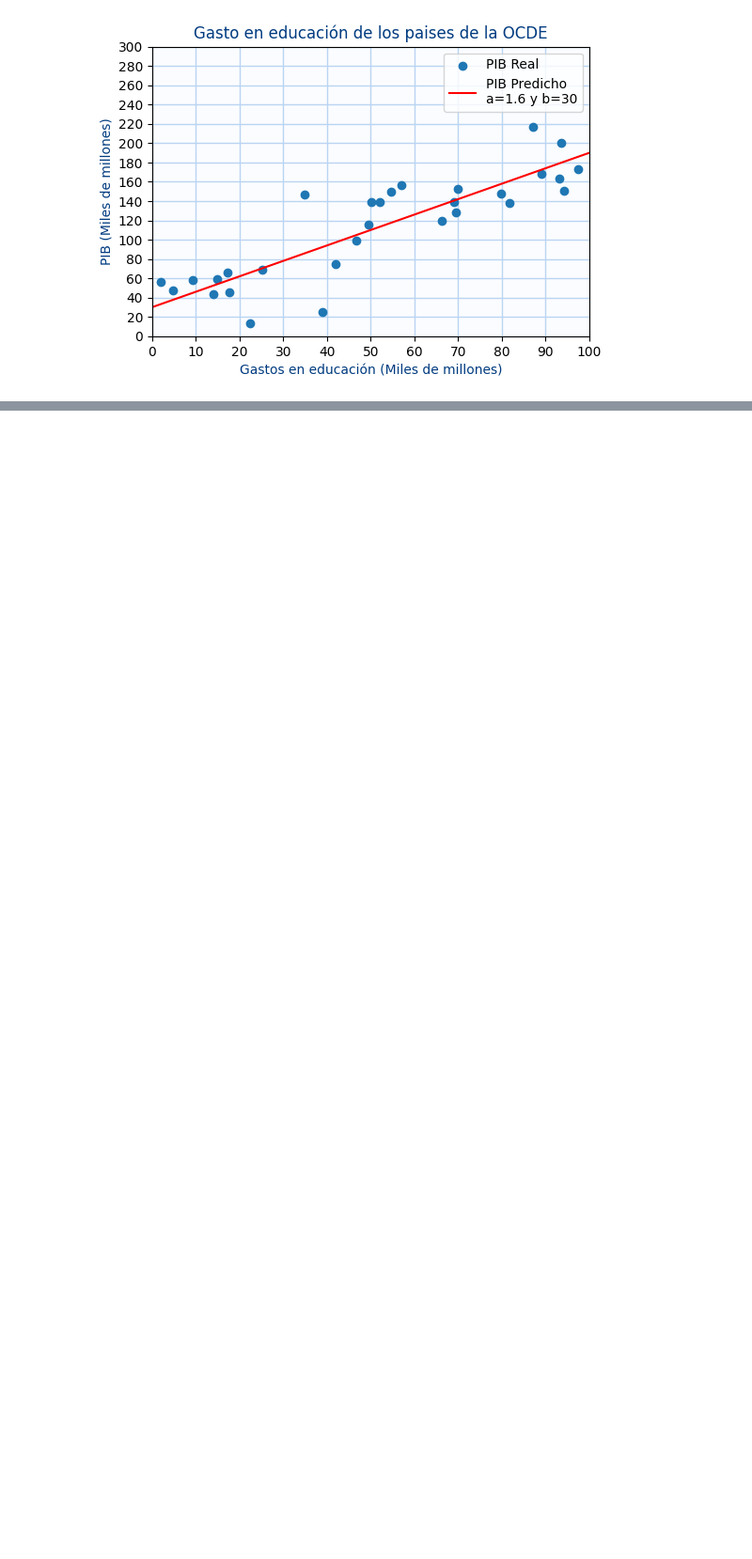
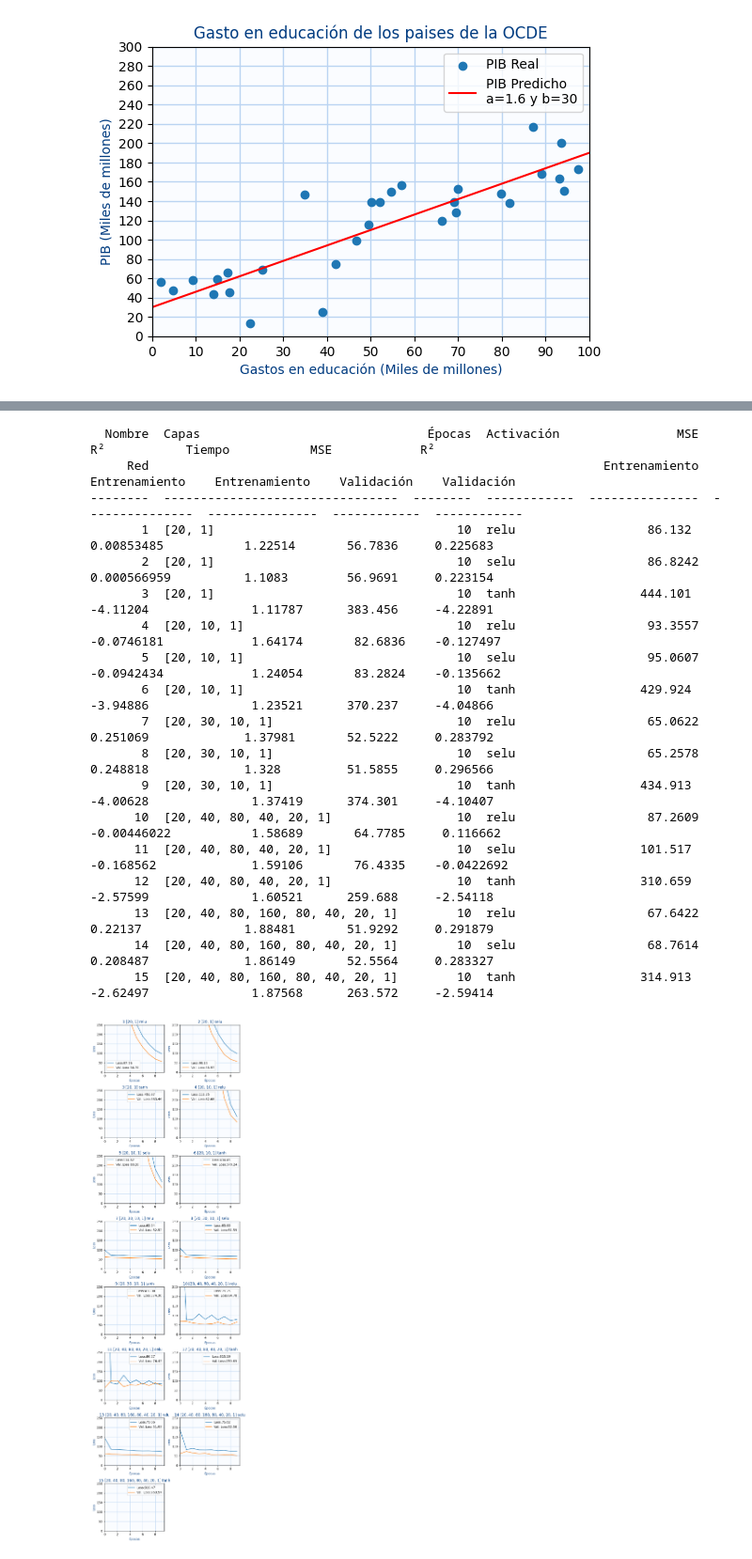
Before and after one commit to logongas/soluciones_ejercicios_modulo_pia, a Jupyter notebook: tema_04/mini_proyecto.ipynb, the cells around one changed output, grey strips where cells are left out. Shown at 94% size. Cells and saved outputs as stored; diff of their text form; code cells hidden in the pictures; blank space fills up the shorter version.

Commit message:
Nuevas redes miniproyectos

```diff
--- a/tema_04/mini_proyecto.ipynb
+++ b/tema_04/mini_proyecto.ipynb
@@ -436,0 +642,69 @@ save_figure(figure,"pib_modelo_red_neuronal_monitorizacion.png")
+# %%
+
+redes_neuronales=[
+    [[20,1],"relu"],
+    [[20,1],"selu"],
+    [[20,1],"tanh"],
+    [[20,10,1],"relu"],
+    [[20,10,1],"selu"],
+    [[20,10,1],"tanh"],
+    [[20,30,10,1],"relu"],
+    [[20,30,10,1],"selu"],
+    [[20,30,10,1],"tanh"],
+    [[20,40,80,40,20,1],"relu"],
+    [[20,40,80,40,20,1],"selu"],
+    [[20,40,80,40,20,1],"tanh"],
+    [[20,40,80,160,80,40,20,1],"relu"],
+    [[20,40,80,160,80,40,20,1],"selu"],
+    [[20,40,80,160,80,40,20,1],"tanh"]
+]
+
+epochs=10
+
+resultados=[]
+
+ncols=2
+nrows=math.ceil(len(redes_neuronales)/ncols)
+figure=plt.figure(figsize=(3.5*ncols,3*nrows))
+
+for index,(capas,activacion) in enumerate(redes_neuronales):
+
+    model,history,tiempo_entrenamiento=compile_fit(capas,x_entrenamiento,y_entrenamiento, x_validacion, y_validacion,epochs,activacion)
+    mse_entrenamiento,coeficiente_determinacion_entrenamiento=get_metricas_modelo(model,x_entrenamiento,y_entrenamiento)
+    mse_validacion,coeficiente_determinacion_validacion=get_metricas_modelo(model,x_validacion,y_validacion)
+
+    resultado=[str(index+1),str(capas),epochs,activacion,mse_entrenamiento,coeficiente_determinacion_entrenamiento,tiempo_entrenamiento,mse_validacion,coeficiente_determinacion_validacion]
+    resultados.append(resultado)
+
+
+    axes = figure.add_subplot(nrows,ncols,index+1)
+    axes.plot(history.history['loss'],label=f"Loss:{history.history['loss'][-1]:.2f}")
+    axes.plot(history.history['val_loss'],label=f"Val. Loss:{history.history['val_loss'][-1]:.2f}")
+    axes_configure_for_metrics(axes,str(index+1)+" "+str(capas)+" "+activacion,"Épocas","Loss",None,250,None,None)
+
+
+figure.tight_layout()
+
+print(tabulate(resultados,headers=["Nombre\nRed","Capas","Épocas","Activación","MSE\nEntrenamiento","R²\nEntrenamiento","Tiempo\nEntrenamiento","MSE\nValidación","R²\nValidación"]))
+
+save_figure(figure,"boston_loss_metrics_10_epocas.png")
+# %% [output]
+  Nombre  Capas                               Épocas  Activación                MSE               R²           Tiempo           MSE            R²
+     Red                                                              Entrenamiento    Entrenamiento    Entrenamiento    Validación    Validación
+--------  --------------------------------  --------  ------------  ---------------  ---------------  ---------------  ------------  ------------
+       1  [20, 1]                                 10  relu                  86.132       0.00853485           1.22514       56.7836     0.225683
+       2  [20, 1]                                 10  selu                  86.8242      0.000566959          1.1083        56.9691     0.223154
+       3  [20, 1]                                 10  tanh                 444.101      -4.11204              1.11787      383.456     -4.22891
+       4  [20, 10, 1]                             10  relu                  93.3557     -0.0746181            1.64174       82.6836    -0.127497
+       5  [20, 10, 1]                             10  selu                  95.0607     -0.0942434            1.24054       83.2824    -0.135662
+       6  [20, 10, 1]                             10  tanh                 429.924      -3.94886              1.23521      370.237     -4.04866
+       7  [20, 30, 10, 1]                         10  relu                  65.0622      0.251069             1.37981       52.5222     0.283792
+       8  [20, 30, 10, 1]                         10  selu                  65.2578      0.248818             1.328         51.5855     0.296566
+       9  [20, 30, 10, 1]                         10  tanh                 434.913      -4.00628              1.37419      374.301     -4.10407
+      10  [20, 40, 80, 40, 20, 1]                 10  relu                  87.2609     -0.00446022           1.58689       64.7785     0.116662
+      11  [20, 40, 80, 40, 20, 1]                 10  selu                 101.517      -0.168562             1.59106       76.4335    -0.0422692
+      12  [20, 40, 80, 40, 20, 1]                 10  tanh                 310.659      -2.57599              1.60521      259.688     -2.54118
+      13  [20, 40, 80, 160, 80, 40, 20, 1]        10  relu                  67.6422      0.22137              1.88481       51.9292     0.291879
+      14  [20, 40, 80, 160, 80, 40, 20, 1]        10  selu                  68.7614      0.208487             1.86149       52.5564     0.283327
+      15  [20, 40, 80, 160, 80, 40, 20, 1]        10  tanh                 314.913      -2.62497              1.87568      263.572     -2.59414
+[figure, added]
```
Also changed, not shown: parts of 15 cells of this notebook, 1 other file.
